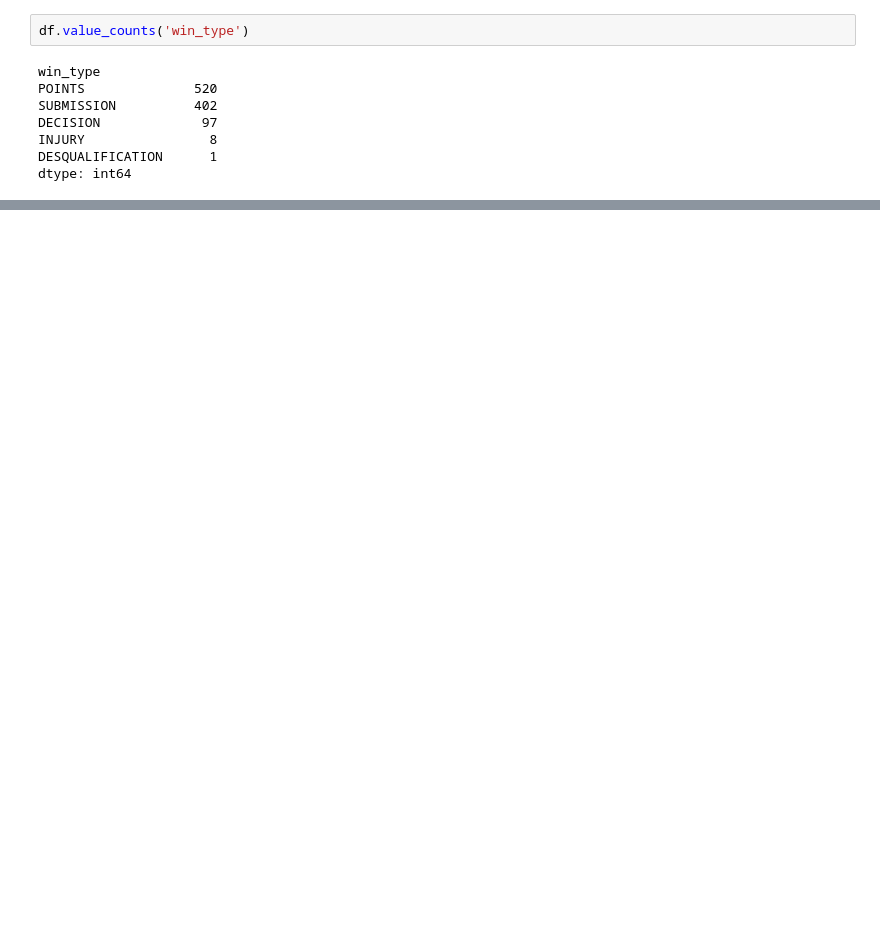
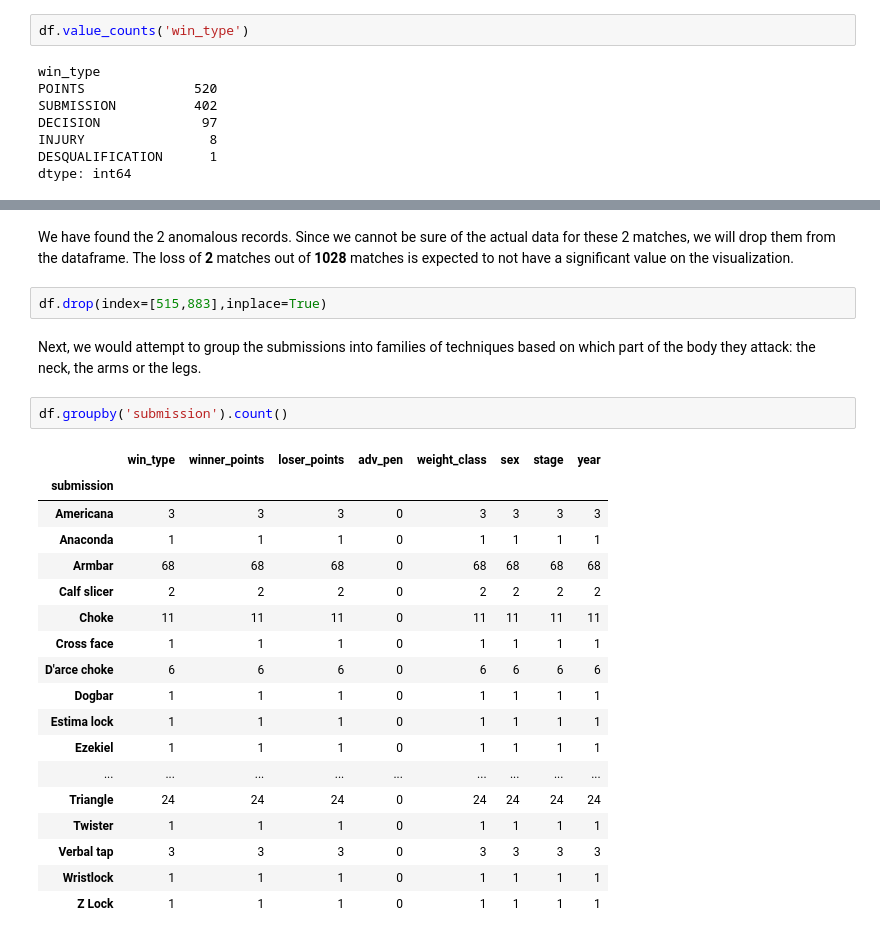
Before and after one commit to lizh1988/portfolio, a Jupyter notebook: ADCC data viz/ADCC data viz.ipynb, the cells around one changed output, grey strips where cells are left out. Cells and saved outputs as stored; diff of their text form; blank space fills up the shorter version.

```diff
--- a/ADCC data viz/ADCC data viz.ipynb
+++ b/ADCC data viz/ADCC data viz.ipynb
@@ -110,0 +121,27 @@ We would expect victories by points to be more common as it is more difficult to
+# %% [markdown]
+We have found the 2 anomalous records. Since we cannot be sure of the actual data for these 2 matches, we will drop them from the dataframe. The loss of **2** matches out of **1028** matches is expected to not have a significant value on the visualization.
+# %%
+df.drop(index=[515,883],inplace=True)
+# %% [markdown]
+Next, we would attempt to group the submissions into families of techniques based on which part of the body they attack: the neck, the arms or the legs.
+# %%
+df.groupby('submission').count()
+# %% [output]
+|  | win_type | winner_points | loser_points | adv_pen | weight_class | sex | stage | year |
+| submission |  |  |  |  |  |  |  |  |
+| Americana | 3 | 3 | 3 | 0 | 3 | 3 | 3 | 3 |
+| Anaconda | 1 | 1 | 1 | 0 | 1 | 1 | 1 | 1 |
+| Armbar | 68 | 68 | 68 | 0 | 68 | 68 | 68 | 68 |
+| Calf slicer | 2 | 2 | 2 | 0 | 2 | 2 | 2 | 2 |
+| Choke | 11 | 11 | 11 | 0 | 11 | 11 | 11 | 11 |
+| Cross face | 1 | 1 | 1 | 0 | 1 | 1 | 1 | 1 |
+| D'arce choke | 6 | 6 | 6 | 0 | 6 | 6 | 6 | 6 |
+| Dogbar | 1 | 1 | 1 | 0 | 1 | 1 | 1 | 1 |
+| Estima lock | 1 | 1 | 1 | 0 | 1 | 1 | 1 | 1 |
+| Ezekiel | 1 | 1 | 1 | 0 | 1 | 1 | 1 | 1 |
+| ... | ... | ... | ... | ... | ... | ... | ... | ... |
+| Triangle | 24 | 24 | 24 | 0 | 24 | 24 | 24 | 24 |
+| Twister | 1 | 1 | 1 | 0 | 1 | 1 | 1 | 1 |
+| Verbal tap | 3 | 3 | 3 | 0 | 3 | 3 | 3 | 3 |
+| Wristlock | 1 | 1 | 1 | 0 | 1 | 1 | 1 | 1 |
+| Z Lock | 1 | 1 | 1 | 0 | 1 | 1 | 1 | 1 |
```
Also changed, not shown: parts of 8 cells of this notebook.
